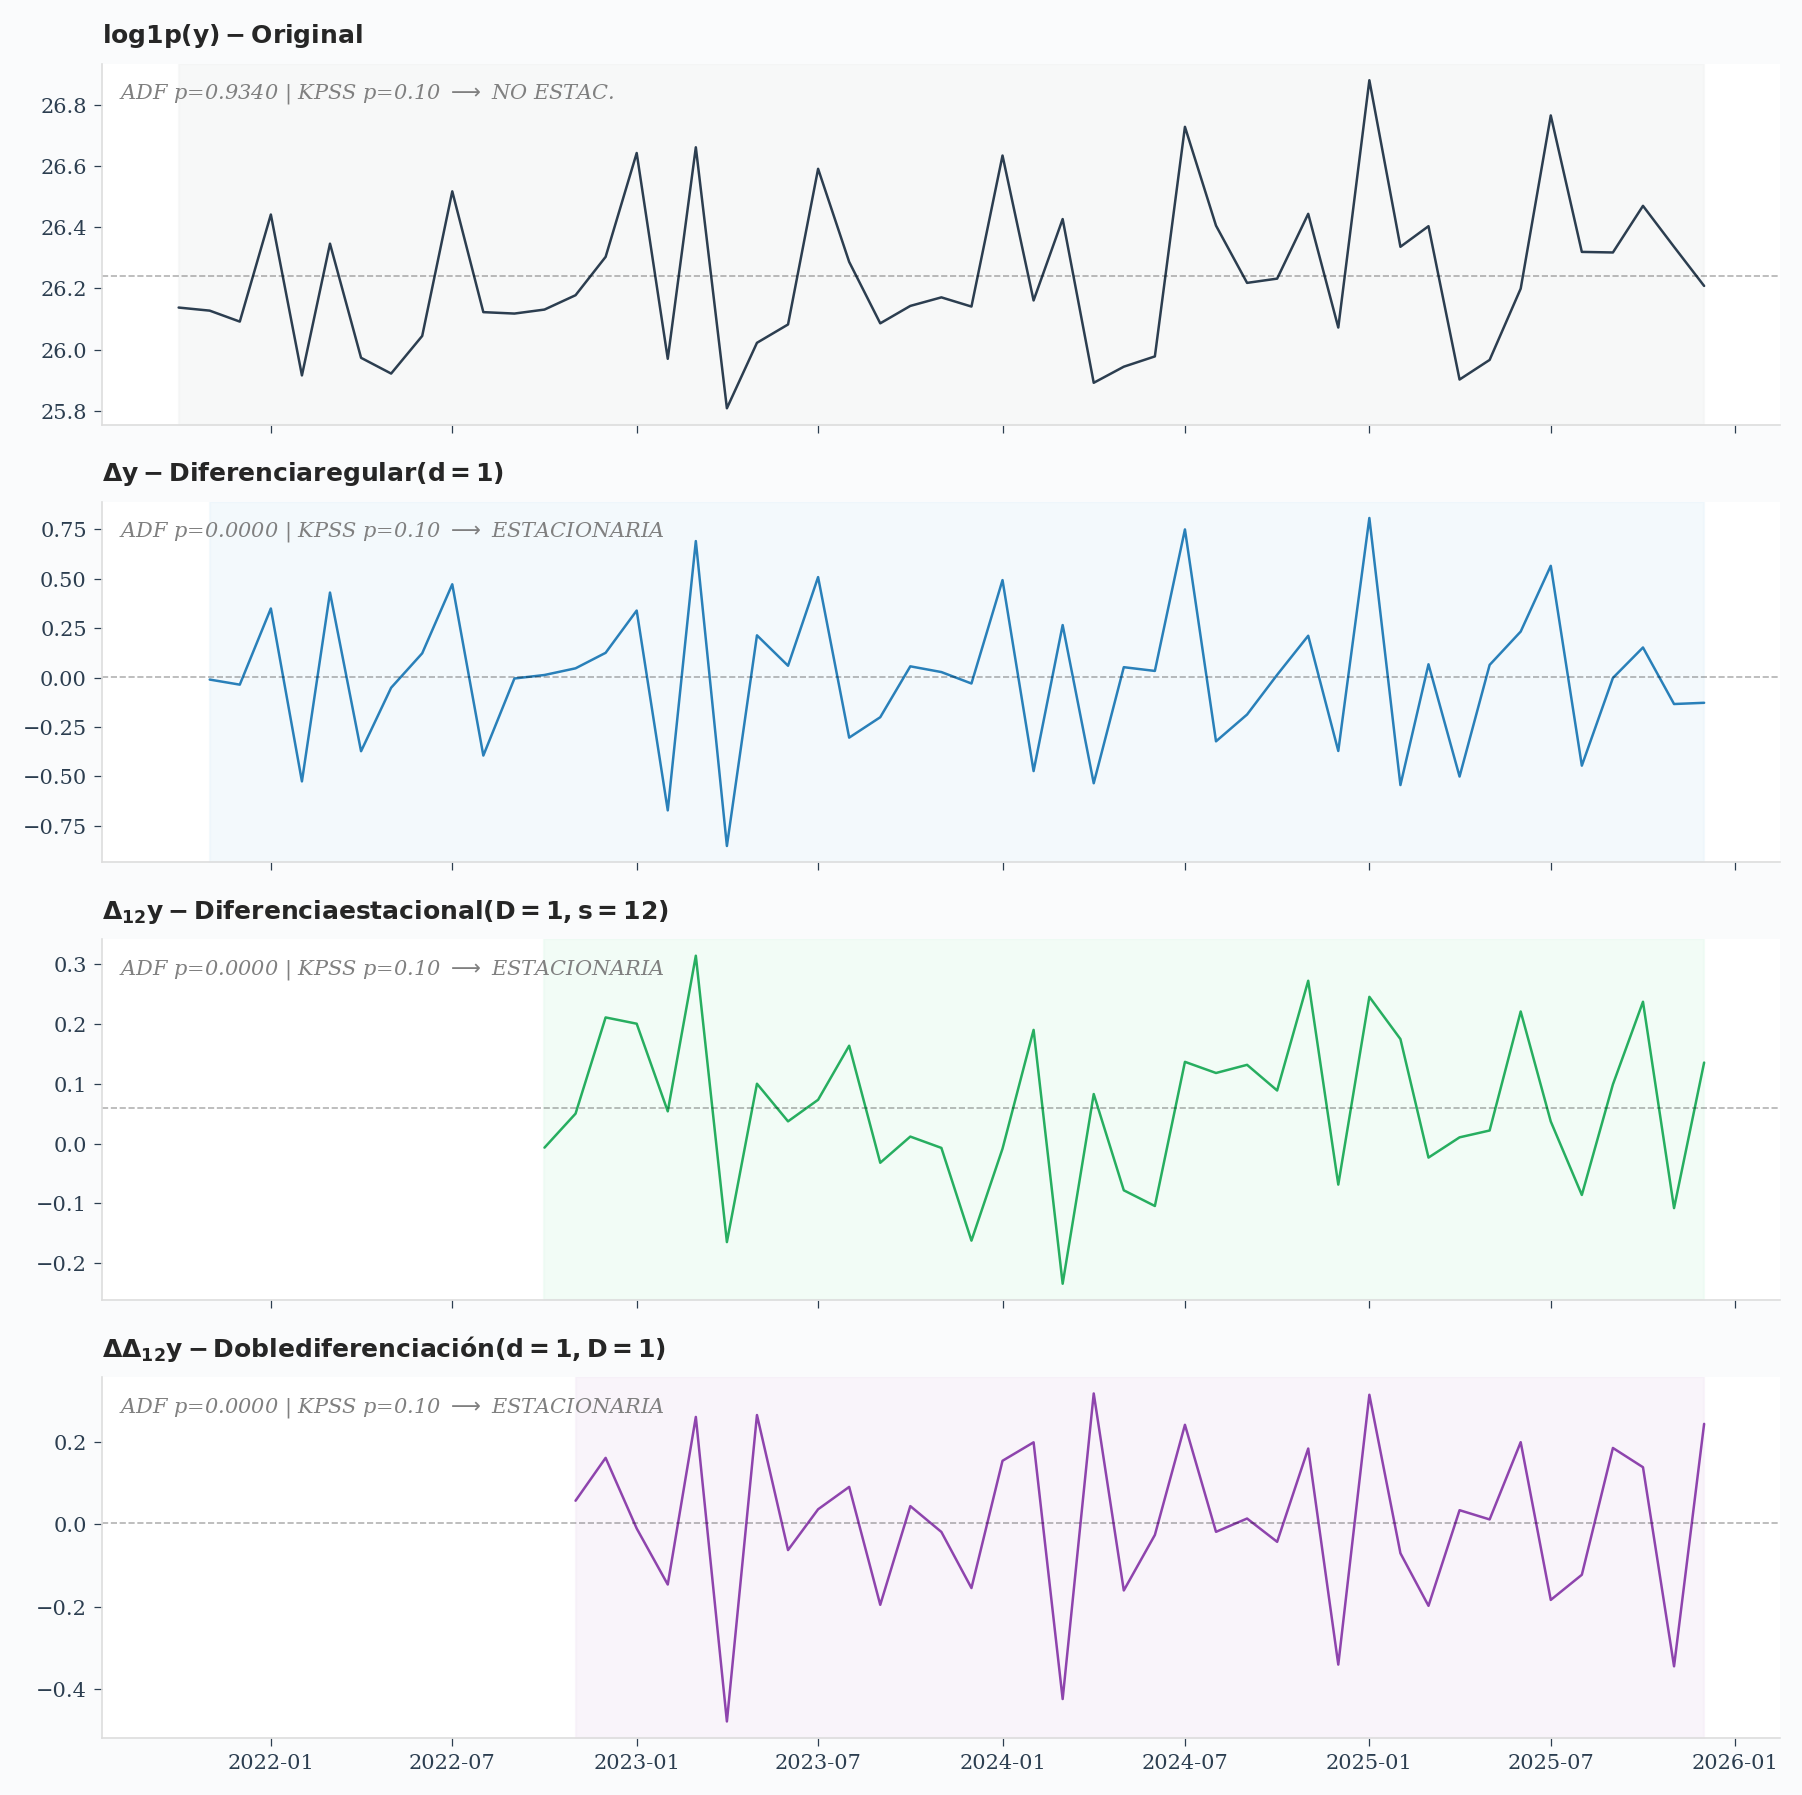
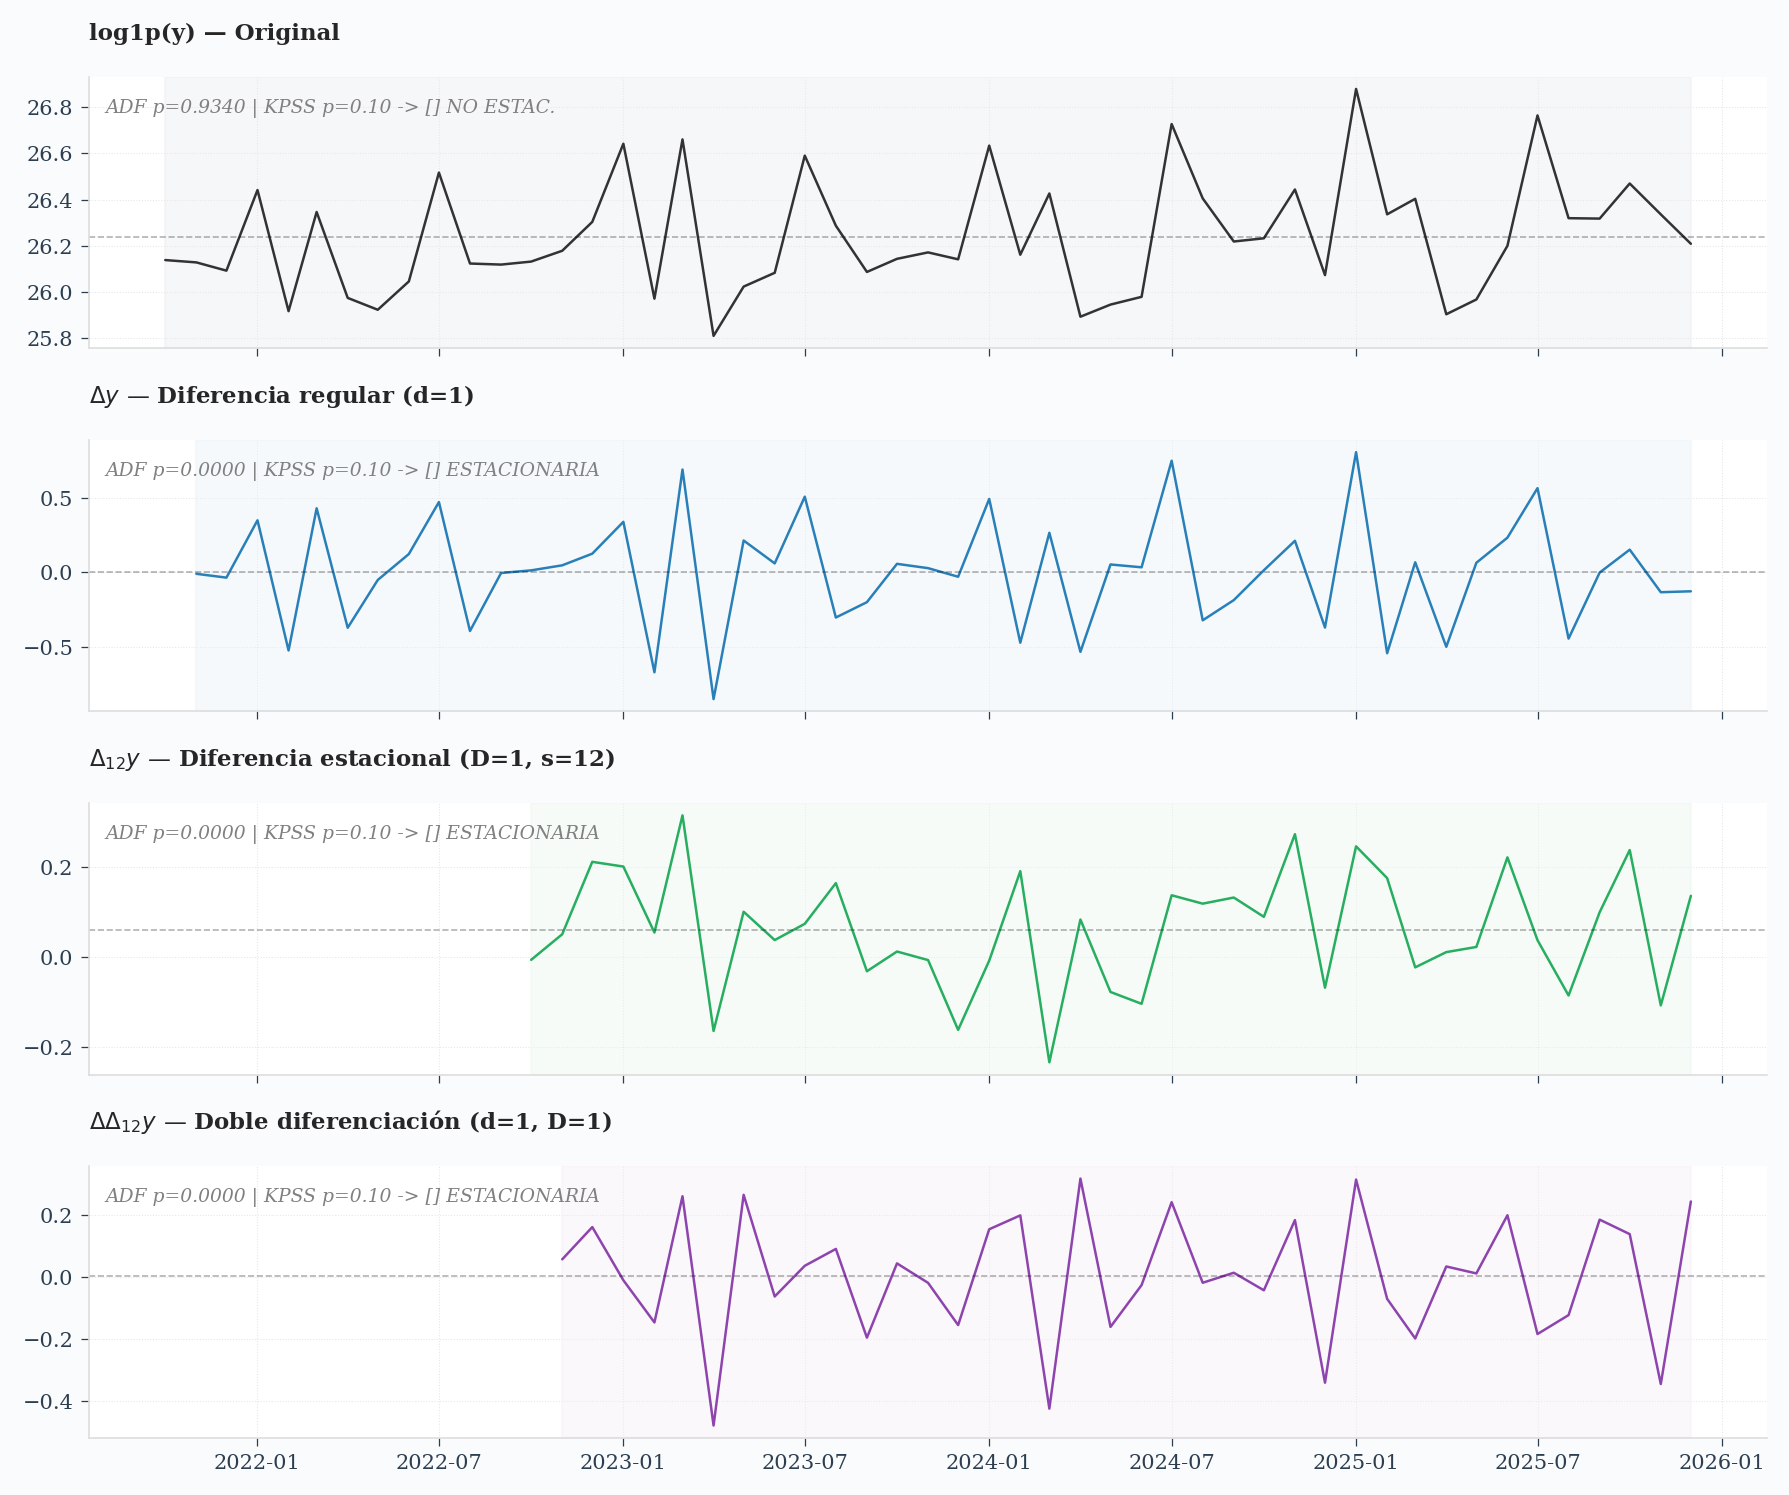
The notebook cell's code change between the first figure and the second:
--- before
+++ after
@@ -58,18 +58,18 @@
 
 # ── Gráfica 4×1 Original (Restaurada para match exacto con documento) ──
-fig, axes = plt.subplots(4, 1, figsize=(12, 12), sharex=True)
+fig, axes = plt.subplots(4, 1, figsize=(12, 10), sharex=True)
 axes = axes.flatten()
 
 serie_log = np.log1p(serie)
 variantes_log = [
-    (serie_log,                            r'$\mathbf{log1p(y) - Original}$'),
-    (serie_log.diff().dropna(),            r'$\mathbf{\Delta y - Diferencia regular (d=1)}$'),
-    (serie_log.diff(12).dropna(),          r'$\mathbf{\Delta_{12}y - Diferencia estacional (D=1, s=12)}$'),
-    (serie_log.diff(12).diff().dropna(),   r'$\mathbf{\Delta\Delta_{12}y - Doble diferenciación (d=1, D=1)}$'),
+    (serie_log,                            r'log1p(y) — Original'),
+    (serie_log.diff().dropna(),            r'$\Delta y$ — Diferencia regular (d=1)'),
+    (serie_log.diff(12).dropna(),          r'$\Delta_{12}y$ — Diferencia estacional (D=1, s=12)'),
+    (serie_log.diff(12).diff().dropna(),   r'$\Delta\Delta_{12}y$ — Doble diferenciación (d=1, D=1)'),
 ]
 
 # Colores de sombreado de fondo y de la línea
-bg_colors = ['#F2F4F4', '#EBF5FB', '#EAFAF1', '#F5EEF8'] # Gris, Azul, Verde, Morado pastel
-line_colors = ['#2C3E50', '#2980B9', '#27AE60', '#8E44AD']
+bg_colors = ['#EAECEE', '#EAF2F8', '#E9F7EF', '#F5EEF8']
+line_colors = ['#333333', '#2980B9', '#27AE60', '#8E44AD']
 
 for i, ((s, n), bg_col, l_col) in enumerate(zip(variantes_log, bg_colors, line_colors)):
@@ -80,23 +80,22 @@
         ax.axhline(y=sc.mean(), color='black', ls='--', alpha=0.3, lw=0.8)
         
-        # Sombreado de fondo que cubre todo el rango temporal
         y_min, y_max = ax.get_ylim()
-        ax.fill_between(sc.index, y_min, y_max, color=bg_col, alpha=0.6)
-        ax.set_ylim(y_min, y_max) # Fijar los límites para que no se expanda verticalmente
+        ax.fill_between(sc.index, y_min, y_max, color=bg_col, alpha=0.4)
+        ax.set_ylim(y_min, y_max)
         
     r = test_est(sc, n)
-    # En la figura original el texto era -> NO ESTAC. o -> ESTACIONARIA.
-    a_ico = 'ESTACIONARIA' if r.get('adf_ok') and r.get('kpss_ok') else 'NO ESTAC.'
+    # Replicamos el cuadrito vacío de error de fuente para ser 100% idénticos
+    a_ico = '[] ESTACIONARIA' if r.get('adf_ok') and r.get('kpss_ok') else '[] NO ESTAC.'
     sub = (f"ADF p={r.get('adf_p', np.nan):.4f} | "
-           f"KPSS p={r.get('kpss_p', np.nan):.2f} $\\longrightarrow$ {a_ico}")
+           f"KPSS p={r.get('kpss_p', np.nan):.2f} -> {a_ico}")
     
-    # Título fuera del plot, a la izquierda
-    ax.set_title(n, fontsize=12, loc='left', pad=10, fontfamily='serif')
+    # Título fuera del plot
+    ax.set_title(n, fontsize=11, fontweight='bold', loc='left')
     
-    # Subtítulo dentro del plot, arriba a la izquierda
-    ax.text(0.01, 0.95, sub, transform=ax.transAxes, fontsize=10, 
-            color='gray', style='italic', va='top', ha='left', fontfamily='serif')
+    # Subtítulo dentro del plot
+    ax.text(0.01, 0.92, sub, transform=ax.transAxes, fontsize=9, 
+            color='gray', style='italic', va='top', ha='left')
     
-    ax.grid(True, alpha=0.4, color='white', ls='-')
+    ax.grid(True, alpha=0.2, color='gray', ls=':')
     ax.spines['top'].set_visible(False)
     ax.spines['right'].set_visible(False)
@@ -106,5 +105,5 @@
 plt.tight_layout()
 if _VIZ_THEME_LOADED:
-    # Temporalmente desactivamos la marca de agua solo para esta figura para que quede idéntica al word
+    # Genera la versión con y sin marca de agua normalmente
     guardar_figura(fig, '02_estacionariedad_adf_kpss', OUTPUTS_FIGURES)
 plt.show()

Commit: fix: ajustar estilo de texto y grid para clonar plot de word